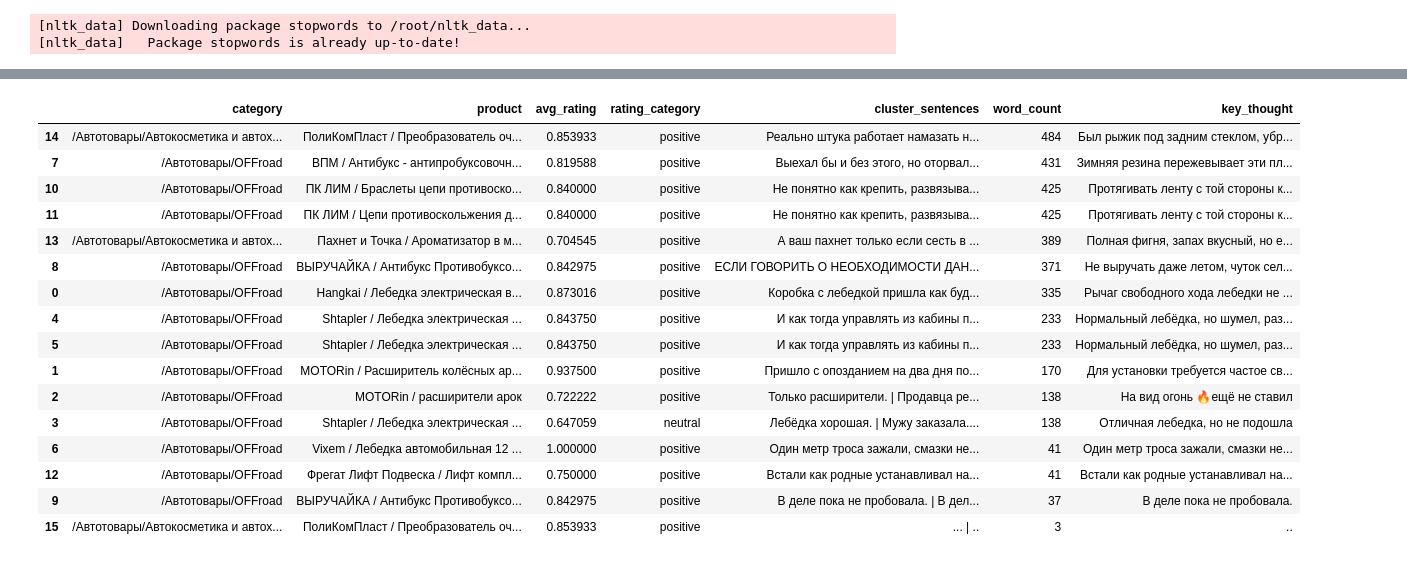
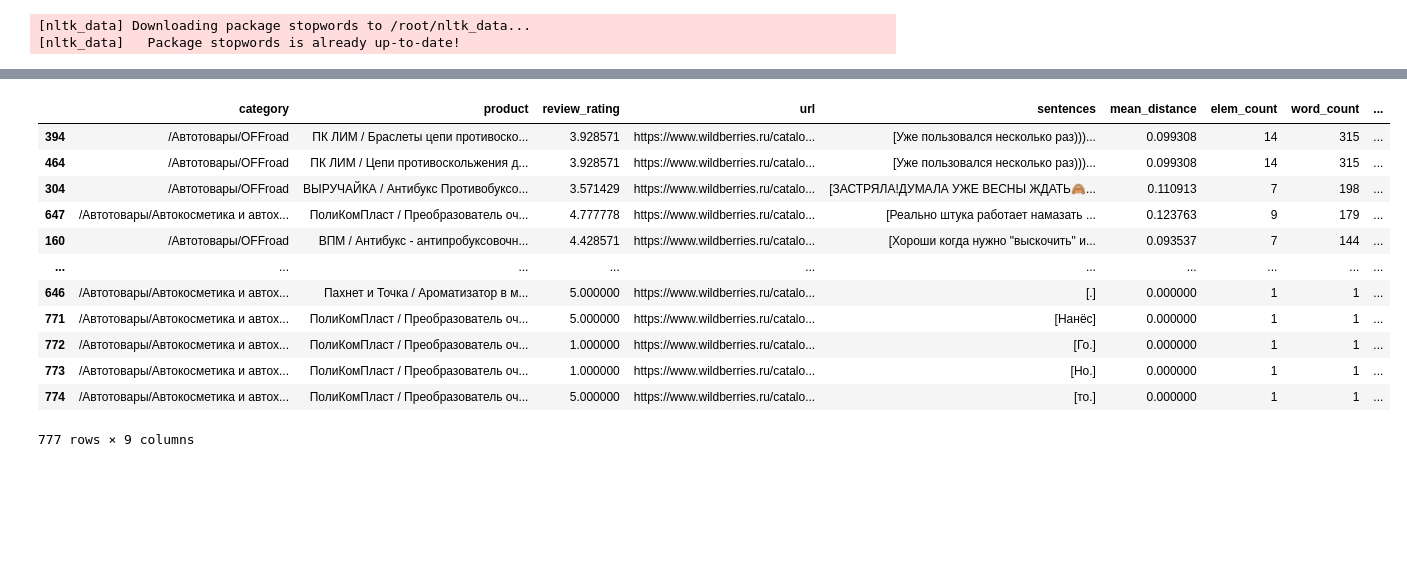
Before and after one commit to Frame24/WB_Parse, a Jupyter notebook: keywods_pavlov3.ipynb, the cells around one changed output, grey strips where cells are left out. Saved outputs shown, nothing was run; the diff lists cells and outputs as text; code cells hidden in the pictures; blank space fills up the shorter version.

```diff
--- a/keywods_pavlov3.ipynb
+++ b/keywods_pavlov3.ipynb
@@ -653,3 +675,8 @@ To disable this warning, you can either:
 | 2 | 1 | Пришло быстро, все целое на вид. ... | 5 | Shtapler / Лебедка электрическая ... | /Автотовары/OFFroad | https://www.wildberries.ru/catalo... | Пришло быстро, все целое на вид. ... | Завтра буду испытывать | ... |
 | 3 | 2 | Купил на квадр для поднятия отвал... | 5 | Shtapler / Лебедка электрическая ... | /Автотовары/OFFroad | https://www.wildberries.ru/catalo... | Купил на квадр для поднятия отвал... | Купил на квадр для поднятия отвал... | ... |
 | 4 | 3 | Лебёдка хорошая. Но в инструкции ... | 5 | Shtapler / Лебедка электрическая ... | /Автотовары/OFFroad | https://www.wildberries.ru/catalo... | Лебёдка хорошая. Но в инструкции ... | Лебёдка хорошая. | ... |
+# %%
+# Группировка по 'corrected_text' и объединение предложений в 'sentences'
+# df_filtered_reviews = dataset_exploded[dataset_exploded["predictions"] == 1].groupby(["review_full_text", "review_rating", "product", "category", "url", "corrected_text"])['sentences'].apply(lambda x: " ".join(x)).reset_index()
+df_filtered_reviews = dataset_exploded[dataset_exploded["predictions"] == 1][["review_full_text", "review_rating", "product", "category", "url", "corrected_text", 'sentences']]
+df_filtered_reviews
@@ -655,0 +697,4 @@ To disable this warning, you can either:
+# %%
+df_filtered_reviews["corrected_text"] = df_filtered_reviews["corrected_text"].astype(str)
+df_sorted_by_length = df_filtered_reviews.sort_values(by="corrected_text", key=lambda x: x.str.len(), ascending=False)
+df_sorted_by_length.iloc[0]["corrected_text"]
@@ -884,20 +1095,16 @@ display(final_result[['category', 'product', 'avg_rating', 'rating_category', 'c
 # %%
-final_result.sort_values("word_count", ascending=False)
+final_df.sort_values("word_count", ascending=False)
 # %% [output]
-|  | category | product | avg_rating | rating_category | cluster_sentences | word_count | key_thought |
-| 14 | /Автотовары/Автокосметика и автох... | ПолиКомПласт / Преобразователь оч... | 0.853933 | positive | Реально штука работает намазать н... | 484 | Был рыжик под задним стеклом, убр... |
-| 7 | /Автотовары/OFFroad | ВПМ / Антибукс - антипробуксовочн... | 0.819588 | positive | Выехал бы и без этого, но оторвал... | 431 | Зимняя резина пережевывает эти пл... |
-| 10 | /Автотовары/OFFroad | ПК ЛИМ / Браслеты цепи противоско... | 0.840000 | positive | Не понятно как крепить, развязыва... | 425 | Протягивать ленту с той стороны к... |
-| 11 | /Автотовары/OFFroad | ПК ЛИМ / Цепи противоскольжения д... | 0.840000 | positive | Не понятно как крепить, развязыва... | 425 | Протягивать ленту с той стороны к... |
-| 13 | /Автотовары/Автокосметика и автох... | Пахнет и Точка / Ароматизатор в м... | 0.704545 | positive | А ваш пахнет только если сесть в ... | 389 | Полная фигня, запах вкусный, но е... |
-| 8 | /Автотовары/OFFroad | ВЫРУЧАЙКА / Антибукс Противобуксо... | 0.842975 | positive | ЕСЛИ ГОВОРИТЬ О НЕОБХОДИМОСТИ ДАН... | 371 | Не выручать даже летом, чуток сел... |
-| 0 | /Автотовары/OFFroad | Hangkai / Лебедка электрическая в... | 0.873016 | positive | Коробка с лебедкой пришла как буд... | 335 | Рычаг свободного хода лебедки не ... |
-| 4 | /Автотовары/OFFroad | Shtapler / Лебедка электрическая ... | 0.843750 | positive | И как тогда управлять из кабины п... | 233 | Нормальный лебёдка, но шумел, раз... |
-| 5 | /Автотовары/OFFroad | Shtapler / Лебедка электрическая ... | 0.843750 | positive | И как тогда управлять из кабины п... | 233 | Нормальный лебёдка, но шумел, раз... |
-| 1 | /Автотовары/OFFroad | MOTORin / Расширитель колёсных ар... | 0.937500 | positive | Пришло с опозданием на два дня по... | 170 | Для установки требуется частое св... |
-| 2 | /Автотовары/OFFroad | MOTORin / расширители арок | 0.722222 | positive | Только расширители. | Продавца ре... | 138 | На вид огонь 🔥ещё не ставил |
-| 3 | /Автотовары/OFFroad | Shtapler / Лебедка электрическая ... | 0.647059 | neutral | Лебёдка хорошая. | Мужу заказала.... | 138 | Отличная лебедка, но не подошла |
-| 6 | /Автотовары/OFFroad | Vixem / Лебедка автомобильная 12 ... | 1.000000 | positive | Один метр троса зажали, смазки не... | 41 | Один метр троса зажали, смазки не... |
-| 12 | /Автотовары/OFFroad | Фрегат Лифт Подвеска / Лифт компл... | 0.750000 | positive | Встали как родные устанавливал на... | 41 | Встали как родные устанавливал на... |
-| 9 | /Автотовары/OFFroad | ВЫРУЧАЙКА / Антибукс Противобуксо... | 0.842975 | positive | В деле пока не пробовала. | В дел... | 37 | В деле пока не пробовала. |
-| 15 | /Автотовары/Автокосметика и автох... | ПолиКомПласт / Преобразователь оч... | 0.853933 | positive | ... | .. | 3 | .. |
+|  | category | product | review_rating | url | sentences | mean_distance | elem_count | word_count | ... |
+| 394 | /Автотовары/OFFroad | ПК ЛИМ / Браслеты цепи противоско... | 3.928571 | https://www.wildberries.ru/catalo... | [Уже пользовался несколько раз)))... | 0.099308 | 14 | 315 | ... |
+| 464 | /Автотовары/OFFroad | ПК ЛИМ / Цепи противоскольжения д... | 3.928571 | https://www.wildberries.ru/catalo... | [Уже пользовался несколько раз)))... | 0.099308 | 14 | 315 | ... |
+| 304 | /Автотовары/OFFroad | ВЫРУЧАЙКА / Антибукс Противобуксо... | 3.571429 | https://www.wildberries.ru/catalo... | [ЗАСТРЯЛА!ДУМАЛА УЖЕ ВЕСНЫ ЖДАТЬ🙈... | 0.110913 | 7 | 198 | ... |
+| 647 | /Автотовары/Автокосметика и автох... | ПолиКомПласт / Преобразователь оч... | 4.777778 | https://www.wildberries.ru/catalo... | [Реально штука работает намазать ... | 0.123763 | 9 | 179 | ... |
+| 160 | /Автотовары/OFFroad | ВПМ / Антибукс - антипробуксовочн... | 4.428571 | https://www.wildberries.ru/catalo... | [Хороши когда нужно "выскочить" и... | 0.093537 | 7 | 144 | ... |
+| ... | ... | ... | ... | ... | ... | ... | ... | ... | ... |
+| 646 | /Автотовары/Автокосметика и автох... | Пахнет и Точка / Ароматизатор в м... | 5.000000 | https://www.wildberries.ru/catalo... | [.] | 0.000000 | 1 | 1 | ... |
+| 771 | /Автотовары/Автокосметика и автох... | ПолиКомПласт / Преобразователь оч... | 5.000000 | https://www.wildberries.ru/catalo... | [Нанёс] | 0.000000 | 1 | 1 | ... |
+| 772 | /Автотовары/Автокосметика и автох... | ПолиКомПласт / Преобразователь оч... | 1.000000 | https://www.wildberries.ru/catalo... | [Го.] | 0.000000 | 1 | 1 | ... |
+| 773 | /Автотовары/Автокосметика и автох... | ПолиКомПласт / Преобразователь оч... | 1.000000 | https://www.wildberries.ru/catalo... | [Но.] | 0.000000 | 1 | 1 | ... |
+| 774 | /Автотовары/Автокосметика и автох... | ПолиКомПласт / Преобразователь оч... | 5.000000 | https://www.wildberries.ru/catalo... | [то.] | 0.000000 | 1 | 1 | ... |
+777 rows × 9 columns
```
Also changed, not shown: parts of 20 cells of this notebook, 1 other file.
